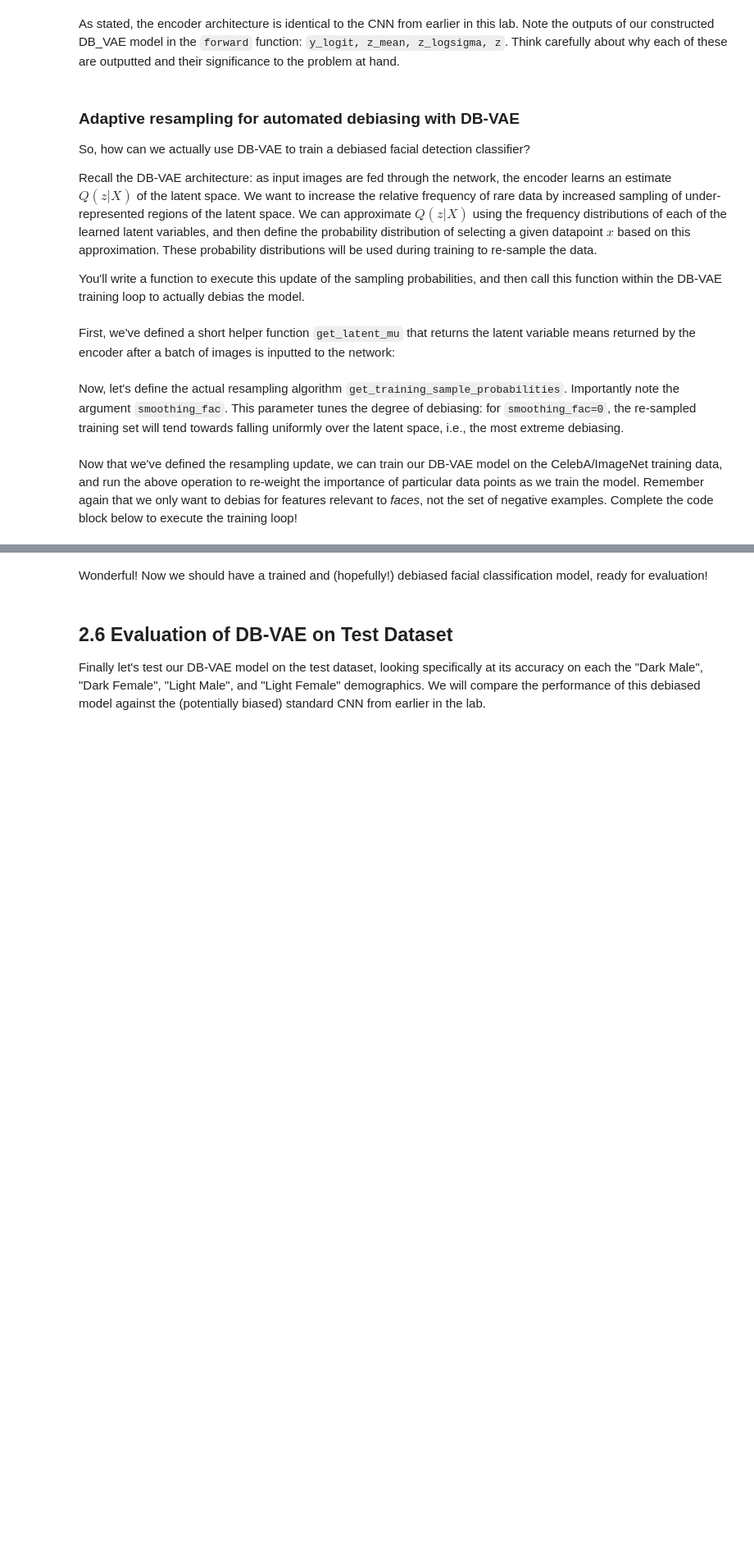
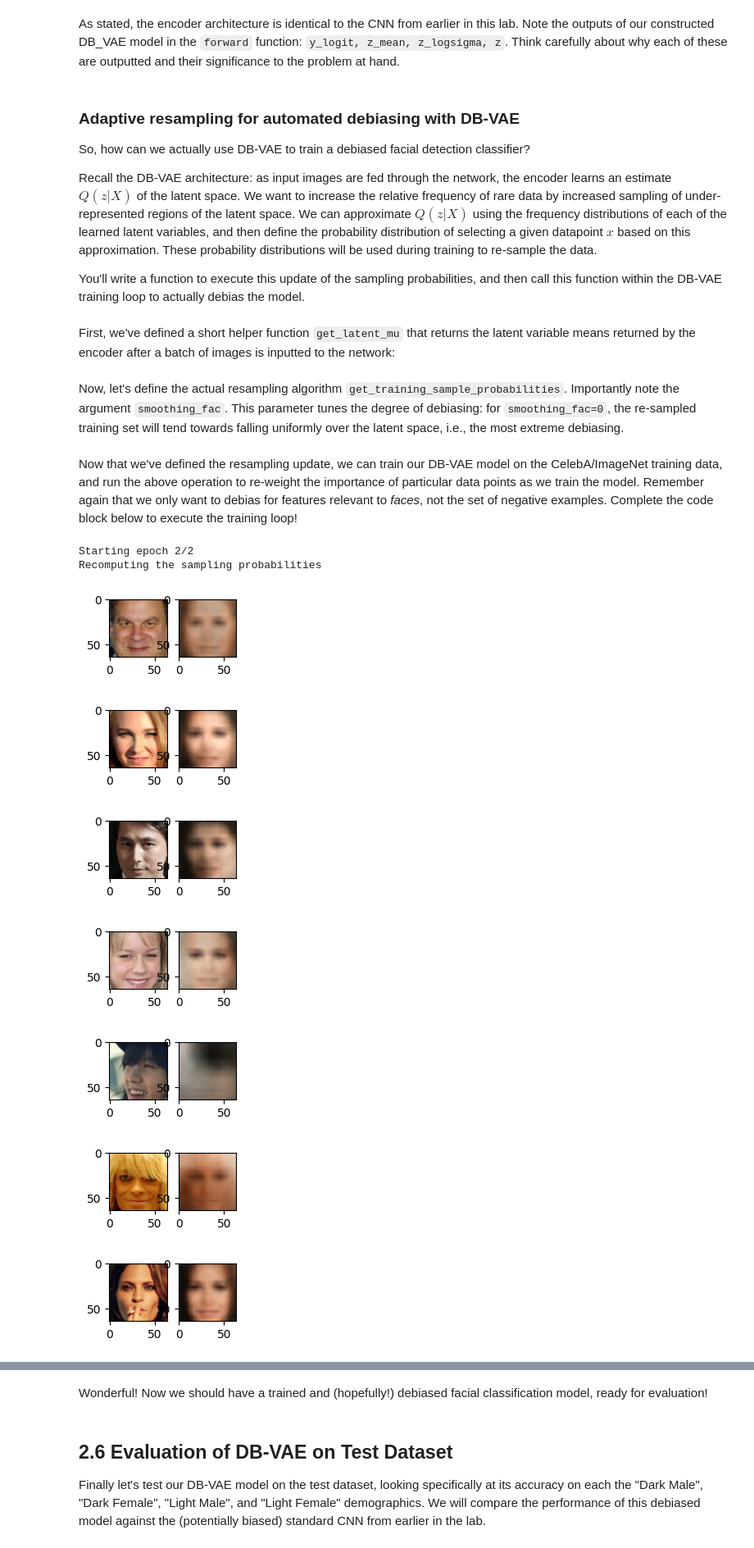
Before and after one commit to kevinbaru/MachineLearning, a Jupyter notebook: lab2/PT_Part2_Debiasing.ipynb, the cells around one changed output, grey strips where cells are left out. Shown at 82% size. Saved outputs shown, nothing was run; the diff lists cells and outputs as text; code cells hidden in the pictures; blank space fills up the shorter version.

```diff
--- a/lab2/PT_Part2_Debiasing.ipynb
+++ b/lab2/PT_Part2_Debiasing.ipynb
@@ -546,11 +546,11 @@ Let's write a function to define the DB-VAE loss function:
 """
 def debiasing_loss_function(x, x_pred, y, y_logit, mu, logsigma):
     # TODO: call the relevant function to obtain VAE loss
-    vae_loss = vae_loss_function('''TODO''') # TODO
+    vae_loss = vae_loss_function(x, x_pred, mu, logsigma) # TODO
 
     # TODO: define the classification loss using binary_cross_entropy
     # https://pytorch.org/docs/stable/generated/torch.nn.functional.binary_cross_entropy_with_logits.html
-    classification_loss = # TODO
+    classification_loss = torch.binary_cross_entropy_with_logits(y_logit, y)
 
     # Use the training data labels to create variable face_indicator:
     #   indicator that reflects which training data are images of faces
@@ -559,7 +559,12 @@ def debiasing_loss_function(x, x_pred, y, y_logit, mu, logsigma):
 
     # TODO: define the DB-VAE total loss! Use torch.mean to average over all
     # samples
-    total_loss = # TODO
+    # Note: The formula is L_total = L_y + I_f * L_VAE
+    # We are applying the VAE loss only to face images
+    # We take the mean of the classification loss over the batch
+    # We take the mean of the VAE loss over the batch of faces (implicitly handled by multiplication with face_indicator)
+    total_loss = torch.mean(classification_loss) + torch.mean(face_indicator * vae_loss)
+
 
     return total_loss, classification_loss
 # %% [markdown]
@@ -692,13 +697,13 @@ class DB_VAE(nn.Module):
     # VAE reparameterization: given a mean and logsigma, sample latent variables
     def reparameterize(self, z_mean, z_logsigma):
         # TODO: call the sampling function defined above
-        z = # TODO
+        z = sampling(z_mean, z_logsigma)
         return z
 
     # Decode the latent space and output reconstruction
     def decode(self, z):
         # TODO: use the decoder to output the reconstruction
-        reconstruction = # TODO
+        reconstruction = self.decoder(z)
         return reconstruction
 
     # The forward function will be used to pass inputs x through the core VAE
@@ -707,10 +712,10 @@ class DB_VAE(nn.Module):
         y_logit, z_mean, z_logsigma = self.encode(x)
 
         # TODO: reparameterization
-        z = # TODO
+        z = self.reparameterize(z_mean, z_logsigma)
 
         # TODO: reconstruction
-        recon = # TODO
+        recon = self.decode(z)
 
         return y_logit, z_mean, z_logsigma, recon
 
@@ -766,7 +771,7 @@ def get_training_sample_probabilities(images, dbvae, bins=10, smoothing_fac=0.00
     print("Recomputing the sampling probabilities")
 
     # TODO: run the input batch and get the latent variable means
-    mu = get_latent_mu('''TODO''', '''TODO''') # TODO
+    mu = get_latent_mu(images, dbvae)
 
     # sampling probabilities for the images
     training_sample_p = np.zeros(mu.shape[0], dtype=np.float64)
@@ -781,12 +786,16 @@ def get_training_sample_probabilities(images, dbvae, bins=10, smoothing_fac=0.00
 
         # find which latent bin every data sample falls in
         bin_edges[0] = -float("inf")
-        bin_edges[-1] = float("inf")
+
 
         # TODO: call the digitize function to find which bins in the latent distribution
         #    every data sample falls in to
         # https://docs.scipy.org/doc/numpy-1.13.0/reference/generated/numpy.digitize.html
-        bin_idx = np.digitize('''TODO''', '''TODO''') # TODO
+        bin_idx = np.digitize(latent_distribution, bin_edges)
+
+        # Adjust bin_idx to be within the valid range [1, bins]
+        bin_idx = np.minimum(bin_idx, bins)
+
 
         # smooth the density function
         hist_smoothed_density = hist_density + smoothing_fac
@@ -796,11 +805,11 @@ def get_training_sample_probabilities(images, dbvae, bins=10, smoothing_fac=0.00
         p = 1.0 / (hist_smoothed_density[bin_idx - 1])
 
         # TODO: normalize all probabilities
-        p = # TODO
+        p = p / np.sum(p)
 
         # TODO: update sampling probabilities by considering whether the newly
         #     computed p is greater than the existing sampling probabilities.
-        training_sample_p = # TODO
+        training_sample_p = np.maximum(training_sample_p, p)
 
     # final normalization
     training_sample_p /= np.sum(training_sample_p)
@@ -832,7 +841,7 @@ def debiasing_train_step(x, y):
     y_logit, z_mean, z_logsigma, x_recon = dbvae(x)
 
     '''TODO: call the DB_VAE loss function to compute the loss'''
-    loss, class_loss = debiasing_loss_function('''TODO arguments''') # TODO
+    loss, class_loss = debiasing_loss_function(x, x_recon, y, y_logit, z_mean, z_logsigma)
 
     loss.backward()
     optimizer.step()
@@ -844,31 +853,41 @@ def debiasing_train_step(x, y):
 all_faces = loader.get_all_train_faces()
 
 # The training loop -- outer loop iterates over the number of epochs
 step = 0
 for i in range(params["num_epochs"]):
     IPython.display.clear_output(wait=True)
     print("Starting epoch {}/{}".format(i + 1, params["num_epochs"]))
 
     # Recompute data sampling proabilities
     """TODO: recompute the sampling probabilities for debiasing"""
-    p_faces = get_training_sample_probabilities('''TODO''', '''TODO''') # TODO
+    p_faces = get_training_sample_probabilities(all_faces, dbvae)
 
     # get a batch of training data and compute the training step
     for j in tqdm(range(loader.get_train_size() // params["batch_size"])):
         # load a batch of data
         (x, y) = loader.get_batch(params["batch_size"], p_pos=p_faces)
         x = torch.from_numpy(x).float().to(device)
         y = torch.from_numpy(y).float().to(device)
 
         # loss optimization
         loss = debiasing_train_step(x, y)
         loss_value = loss.detach().cpu().numpy()
         experiment.log_metric("loss", loss_value, step=step)
 
         # plot the progress every 200 steps
         if j % 500 == 0:
             mdl.util.plot_sample(x, y, dbvae, backend="pt")
 
         step += 1
 
 experiment.end()
+# %% [output]
+Starting epoch 2/2
+Recomputing the sampling probabilities
+[figure, added]
+[figure, added]
+[figure, added]
+[figure, added]
+[figure, added]
+[figure, added]
+[figure, added]
```
Also changed, not shown: parts of 6 cells of this notebook.
